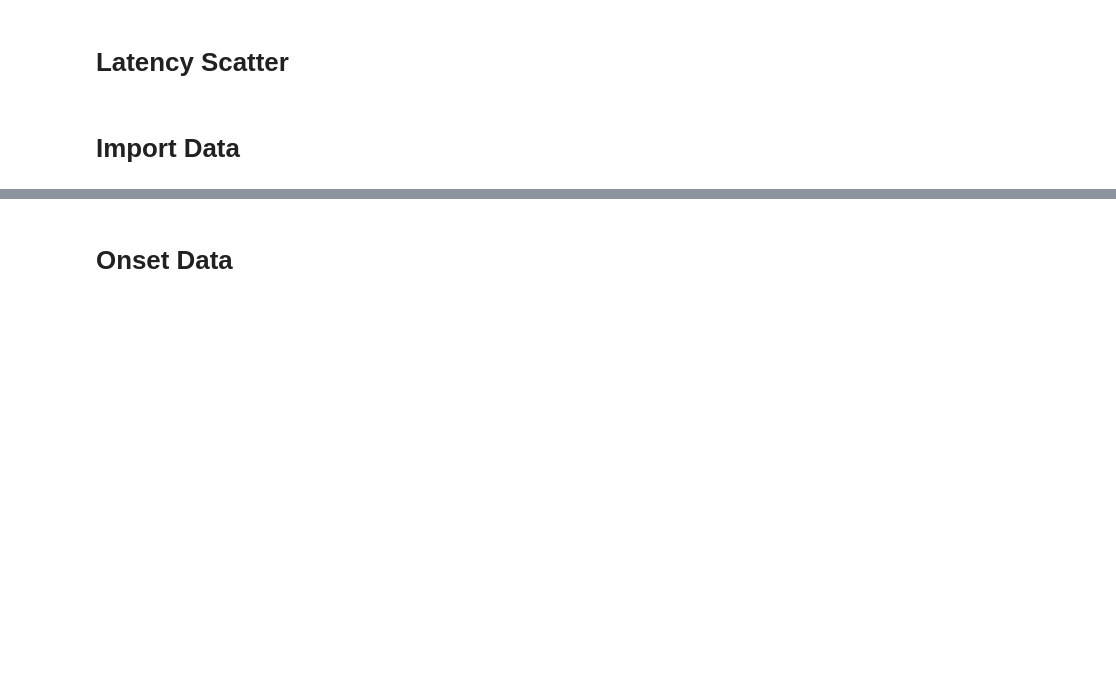
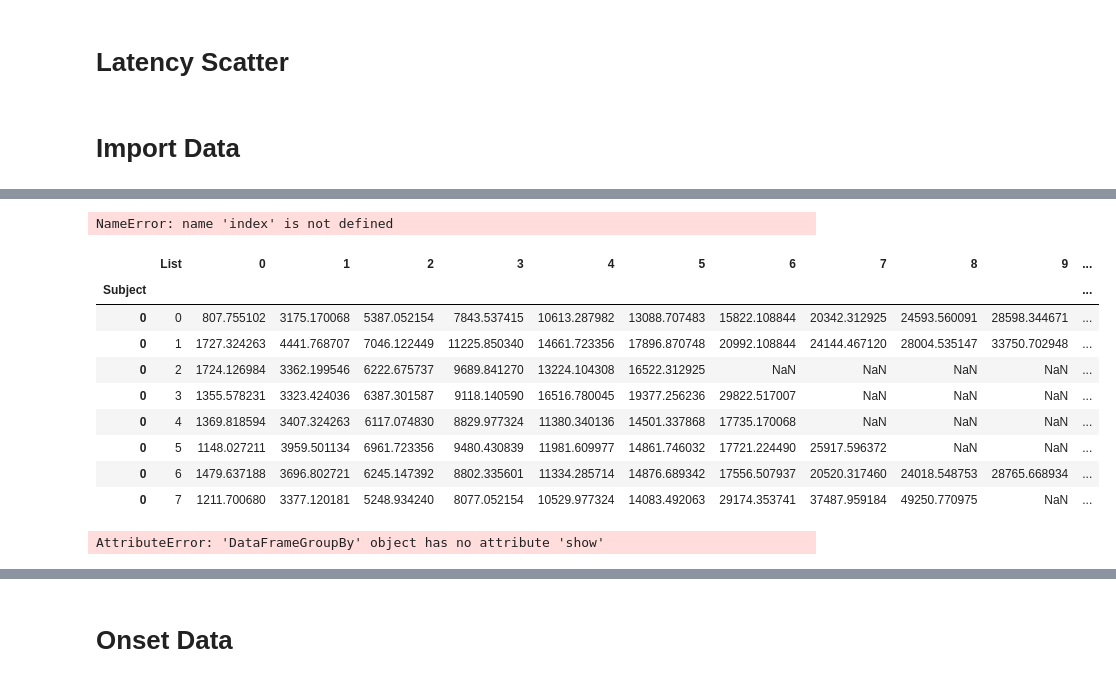
Before and after one commit to ContextLab/AutoFR-analyses, a Jupyter notebook: notebooks/Figure3_LatencyScatter.ipynb, the cells around one changed output, grey strips where cells are left out. Drawn from its saved outputs; the diff is of its cells as text; code cells hidden in the pictures; blank space fills up the shorter version.

```diff
--- a/notebooks/Figure3_LatencyScatter.ipynb
+++ b/notebooks/Figure3_LatencyScatter.ipynb
@@ -50,0 +71,23 @@ pd.DataFrame(man_onsets)
+# %%
+auto_onsets.reindex(index=index)
+# %% [output]
+NameError: name 'index' is not defined
+# %%
+man_onsets.loc[0]
+# %% [output]
+|  | List | 0 | 1 | 2 | 3 | 4 | 5 | 6 | 7 | 8 | 9 | ... |
+| Subject |  |  |  |  |  |  |  |  |  |  |  | ... |
+| 0 | 0 | 807.755102 | 3175.170068 | 5387.052154 | 7843.537415 | 10613.287982 | 13088.707483 | 15822.108844 | 20342.312925 | 24593.560091 | 28598.344671 | ... |
+| 0 | 1 | 1727.324263 | 4441.768707 | 7046.122449 | 11225.850340 | 14661.723356 | 17896.870748 | 20992.108844 | 24144.467120 | 28004.535147 | 33750.702948 | ... |
+| 0 | 2 | 1724.126984 | 3362.199546 | 6222.675737 | 9689.841270 | 13224.104308 | 16522.312925 | NaN | NaN | NaN | NaN | ... |
+| 0 | 3 | 1355.578231 | 3323.424036 | 6387.301587 | 9118.140590 | 16516.780045 | 19377.256236 | 29822.517007 | NaN | NaN | NaN | ... |
+| 0 | 4 | 1369.818594 | 3407.324263 | 6117.074830 | 8829.977324 | 11380.340136 | 14501.337868 | 17735.170068 | NaN | NaN | NaN | ... |
+| 0 | 5 | 1148.027211 | 3959.501134 | 6961.723356 | 9480.430839 | 11981.609977 | 14861.746032 | 17721.224490 | 25917.596372 | NaN | NaN | ... |
+| 0 | 6 | 1479.637188 | 3696.802721 | 6245.147392 | 8802.335601 | 11334.285714 | 14876.689342 | 17556.507937 | 20520.317460 | 24018.548753 | 28765.668934 | ... |
+| 0 | 7 | 1211.700680 | 3377.120181 | 5248.934240 | 8077.052154 | 10529.977324 | 14083.492063 | 29174.353741 | 37487.959184 | 49250.770975 | NaN | ... |
+# %%
+grouped = man_onsets.groupby(['Subject']).show()
+
+#tips.groupby(['smoker','time']).size()
+# %% [output]
+AttributeError: 'DataFrameGroupBy' object has no attribute 'show'
```
Also changed, not shown: parts of 15 cells of this notebook, 8 other files.
